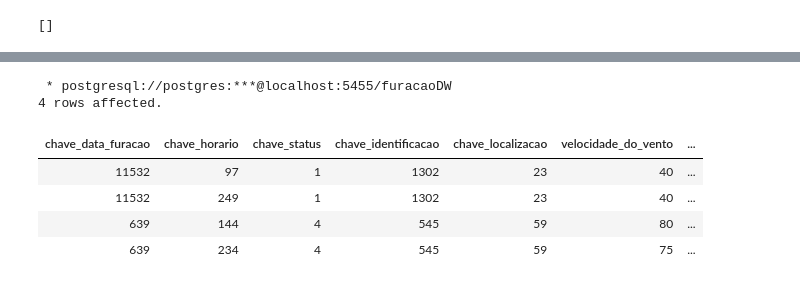
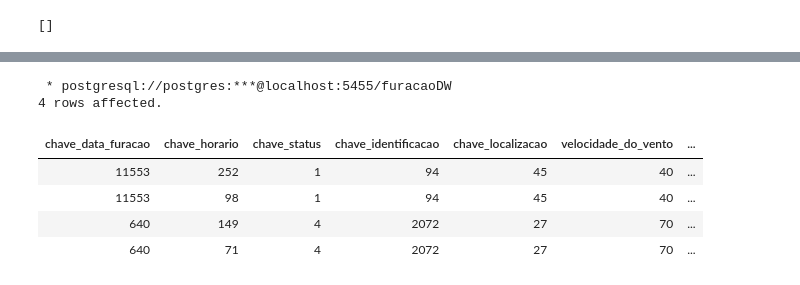
Before and after one commit to kibonusp/processamento-analitico, a Jupyter notebook: etl.ipynb, the cells around one changed output, grey strips where cells are left out. Drawn from its saved outputs; the diff is of its cells as text; code cells hidden in the pictures.

```diff
--- a/etl.ipynb
+++ b/etl.ipynb
@@ -1136,15 +1231,12 @@ JOIN Localizacao l
 []
 # %%
 %%sql
-SELECT COUNT(*) FROM HURRICANE_RAW;
+SELECT * FROM Furacao LIMIT 5;
+# %% [output]
+ * postgresql://postgres:***@localhost:5455/furacaoDW
+4 rows affected.
+| chave_data_furacao | chave_horario | chave_status | chave_identificacao | chave_localizacao | velocidade_do_vento | ... |
+| 11553 | 252 | 1 | 94 | 45 | 40 | ... |
+| 11553 | 98 | 1 | 94 | 45 | 40 | ... |
+| 640 | 149 | 4 | 2072 | 27 | 70 | ... |
+| 640 | 71 | 4 | 2072 | 27 | 70 | ... |
-# %%
-%%sql
-SELECT * FROM Furacao LIMIT 4;
-# %% [output]
- * postgresql://postgres:***@localhost:5455/furacaoDW
-4 rows affected.
-| chave_data_furacao | chave_horario | chave_status | chave_identificacao | chave_localizacao | velocidade_do_vento | ... |
-| 11532 | 97 | 1 | 1302 | 23 | 40 | ... |
-| 11532 | 249 | 1 | 1302 | 23 | 40 | ... |
-| 639 | 144 | 4 | 545 | 59 | 80 | ... |
-| 639 | 234 | 4 | 545 | 59 | 75 | ... |
```
Also changed, not shown: parts of 85 cells of this notebook, 5 other files.
